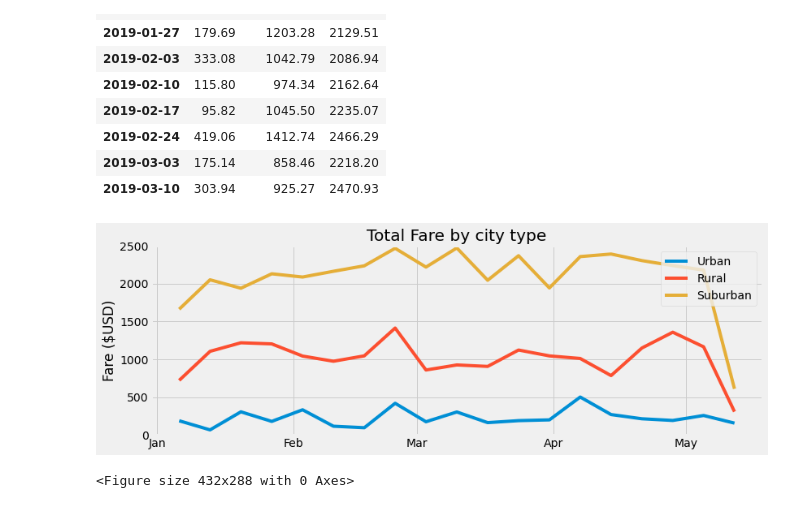
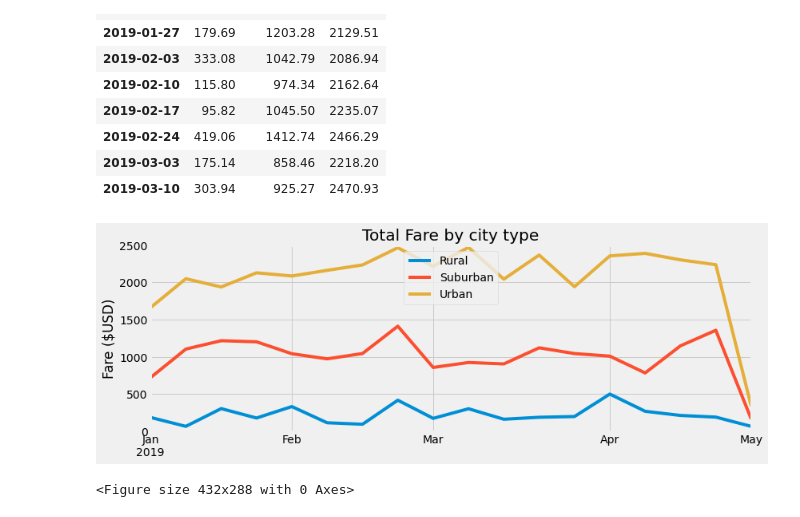
Before and after one commit to sakotiya/RIDE_ANALYSIS, a Jupyter notebook: PyBer_Challenge.ipynb, the cells around one changed output. Drawn from its saved outputs; the diff is of its cells as text; code cells hidden in the pictures.

```diff
--- a/PyBer_Challenge.ipynb
+++ b/PyBer_Challenge.ipynb
@@ -188,7 +195,8 @@ sum_fares_pivot.head(10)
 # %%
 # 5. Create a new DataFrame from the pivot table DataFrame using loc on the given dates, '2019-01-01':'2019-04-29'.
 
-sum_fares_pivot.loc['2019-01-01':'2019-04-29']
+sum_fares_new = sum_fares_pivot.loc['2019-01-01':'2019-04-29']
+sum_fares_new
 # %% [output]
 | type | Rural | Suburban | Urban |
 | date |  |  |  |
@@ -207,6 +215,6 @@ sum_fares_pivot.loc['2019-01-01':'2019-04-29']
 # %%
 # 6. Set the "date" index to datetime datatype. This is necessary to use the resample() method in Step 8.
 # df.index = pd.to_datetime(df.index)
-sum_fares_pivot.index = pd.to_datetime(sum_fares_pivot.index)
+sum_fares_new.index = pd.to_datetime(sum_fares_new.index)
 # %%
 # 7. Check that the datatype for the index is datetime using df.info()
@@ -225,6 +233,6 @@ memory usage: 74.2 KB
 # %%
 # 8. Create a new DataFrame using the "resample()" function by week 'W' and get the sum of the fares for each week.
-sum_fares_pivot_week = sum_fares_pivot.resample('W').sum()
+sum_fares_pivot_week = sum_fares_new.resample('W').sum()
 sum_fares_pivot_week.head(10)
 # %% [output]
 | type | Rural | Suburban | Urban |
@@ -242,35 +250,37 @@ sum_fares_pivot_week.head(10)
 # %%
 # 8. Using the object-oriented interface method, plot the resample DataFrame using the df.plot() function.
 
 # Import the style from Matplotlib.
 from matplotlib import style
-import matplotlib.dates as mdates
+#import matplotlib.dates as mdates
 # Use the graph style fivethirtyeight.
 style.use('fivethirtyeight')
 
 
-fig, ax = plt.subplots(figsize=(12,4))
-legd = ['Urban','Rural','Suburban']
-ax.plot(sum_fares_pivot_week, label = legd)
+#fig, ax = plt.subplots(figsize=(12,4))
+#legd = ['Urban','Rural','Suburban']
+#ax.plot(sum_fares_pivot_week, label = legd)
+ax = sum_fares_pivot_week.plot(figsize =(12,4))
 ax.set_ylim(0,2500)
 ax.set_ylabel('Fare ($USD)')
+ax.set_xlabel('')
 ax.set_title("Total Fare by city type")
 ax.legend()
 
 # Set the locator
-locator = mdates.MonthLocator()  # every month
+#locator = mdates.MonthLocator()  # every month
 # Specify the format - %b gives us Jan, Feb...
-fmt = mdates.DateFormatter('%b')
+#fmt = mdates.DateFormatter('%b')
 
-X = plt.gca().xaxis
-X.set_major_locator(locator)
+#X = plt.gca().xaxis
+#X.set_major_locator(locator)
 # Specify formatter
-X.set_major_formatter(fmt)
+#X.set_major_formatter(fmt)
 
 
 
 plt.show()
 plt.savefig("Resources/Pyber_fare_summary.png")
 # %% [output]
-[figure, old version]
+[figure, new version]
 <Figure size 432x288 with 0 Axes>
```
Also changed, not shown: parts of 4 cells of this notebook, 5 other files.
